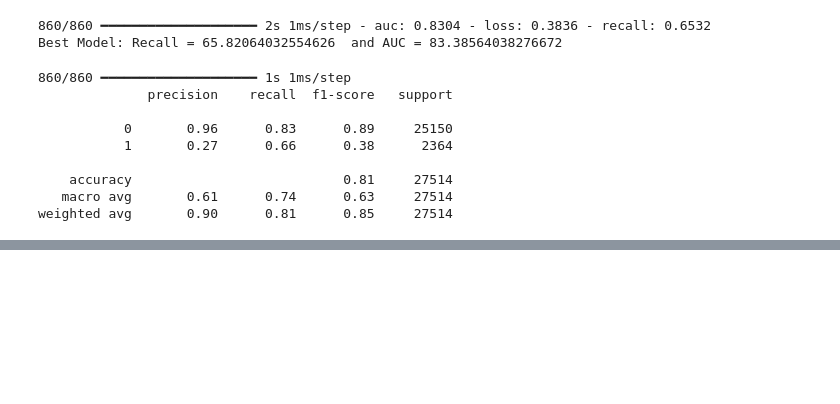
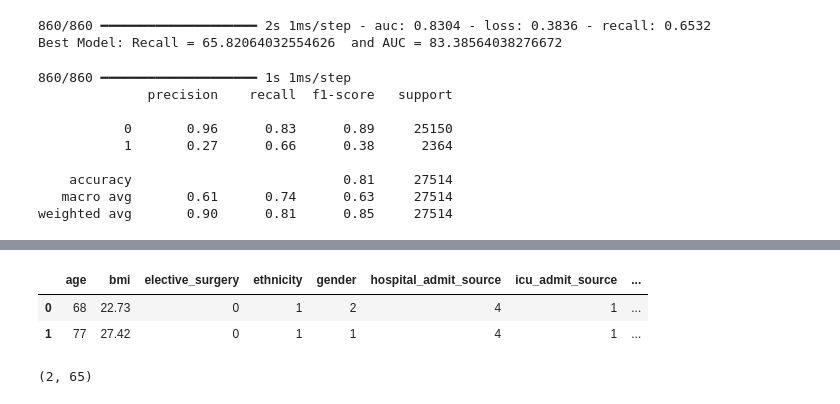
Before and after one commit to Lalasa1234/PatientSurvivalDetection, a Jupyter notebook: Model/PatientSurvivalCode.ipynb, the cells around one changed output, grey strips where cells are left out. Saved outputs shown, nothing was run; the diff lists cells and outputs as text; code cells hidden in the pictures; blank space fills up the shorter version.

```diff
--- a/Model/PatientSurvivalCode.ipynb
+++ b/Model/PatientSurvivalCode.ipynb
@@ -771,7 +782,7 @@ df.to_csv('Patient_FinalData.csv', index=False)
 # %% [markdown]
 **Treating the misbalanced class**
 # %%
-df = pd.read_csv(r'C:\Users\Dell\Desktop\ML course\PatientSurvivalDetection_Project4\Dataset\Patient_FinalData.csv')
+df = pd.read_csv(r'C:\Users\Dell\Desktop\ML course\DeepLearning\PatientSurvivalDetection_Project4\Dataset\Patient_FinalData.csv')
 df.info()
 # %% [output]
 <class 'pandas.core.frame.DataFrame'>
@@ -1031,0 +1089,25 @@ weighted avg       0.90      0.85      0.87     27514
+# %%
+ethnicity_options = ['Caucasian', 'Hispanic', 'African American', 'Asian']
+gender_options = ['F', 'M']
+h_admit_options = ['Acute Care/Floor', 'Operating Room', 'Emergency Department', 'Floor', 'Direct Admit', 'Other Hospital', 'PACU', 'Recovery Room', 'Step-Down Unit (SDU)']
+i_admit_options = ['Floor', 'Operating Room / Recovery', 'Accident & Emergency', 'Other Hospital']
+icu_stay_options = ['admit', 'transfer']
+icu_type_options = ['Med-Surg ICU', 'CSICU', 'CCU-CTICU', 'Cardiac ICU', 'Neuro ICU', 'SICU', 'CTICU', 'MICU']
+apache_3j_options = ['Sepsis', 'Cardiovascular', 'Metabolic', 'Neurological', 'Gastrointestinal', 'Musculoskeletal/Skin', 'Respiratory', 'Genitourinary', 'Trauma']
+apache_2_options = ['Cardiovascular', 'Metabolic', 'Neurologic', 'Gastrointestinal', 'Trauma', 'Respiratory', 'Renal/Genitourinary', 'Undefined Diagnoses']
+# %%
+for i in range(df_temp.shape[0]):
+    df_temp['ethnicity'][i] = 1 + ethnicity_options.index(df_temp['ethnicity'][i])
+    df_temp['gender'][i] = 1 + gender_options.index(df_temp['gender'][i])
+    df_temp['hospital_admit_source'][i] = 1 + h_admit_options.index(df_temp['hospital_admit_source'][i])
+    df_temp['icu_admit_source'][i] = 1 + i_admit_options.index(df_temp['icu_admit_source'][i])
+    df_temp['icu_stay_type'][i] = 1 + icu_stay_options.index(df_temp['icu_stay_type'][i])
+    df_temp['icu_type'][i] = 1 + icu_type_options.index(df_temp['icu_type'][i])
+    df_temp['apache_3j_bodysystem'][i] = 1 + apache_3j_options.index(df_temp['apache_3j_bodysystem'][i])
+    df_temp['apache_2_bodysystem'][i] = 1 + apache_2_options.index(df_temp['apache_2_bodysystem'][i])
+# %%
+df_temp
+# %% [output]
+|  | age | bmi | elective_surgery | ethnicity | gender | hospital_admit_source | icu_admit_source | ... |
+| 0 | 68 | 22.73 | 0 | 1 | 2 | 4 | 1 | ... |
+| 1 | 77 | 27.42 | 0 | 1 | 1 | 4 | 1 | ... |
@@ -1031,0 +1116,4 @@ weighted avg       0.90      0.85      0.87     27514
+# %%
+df1.shape
+# %% [output]
+(2, 65)
```
Also changed, not shown: parts of 31 cells of this notebook.
